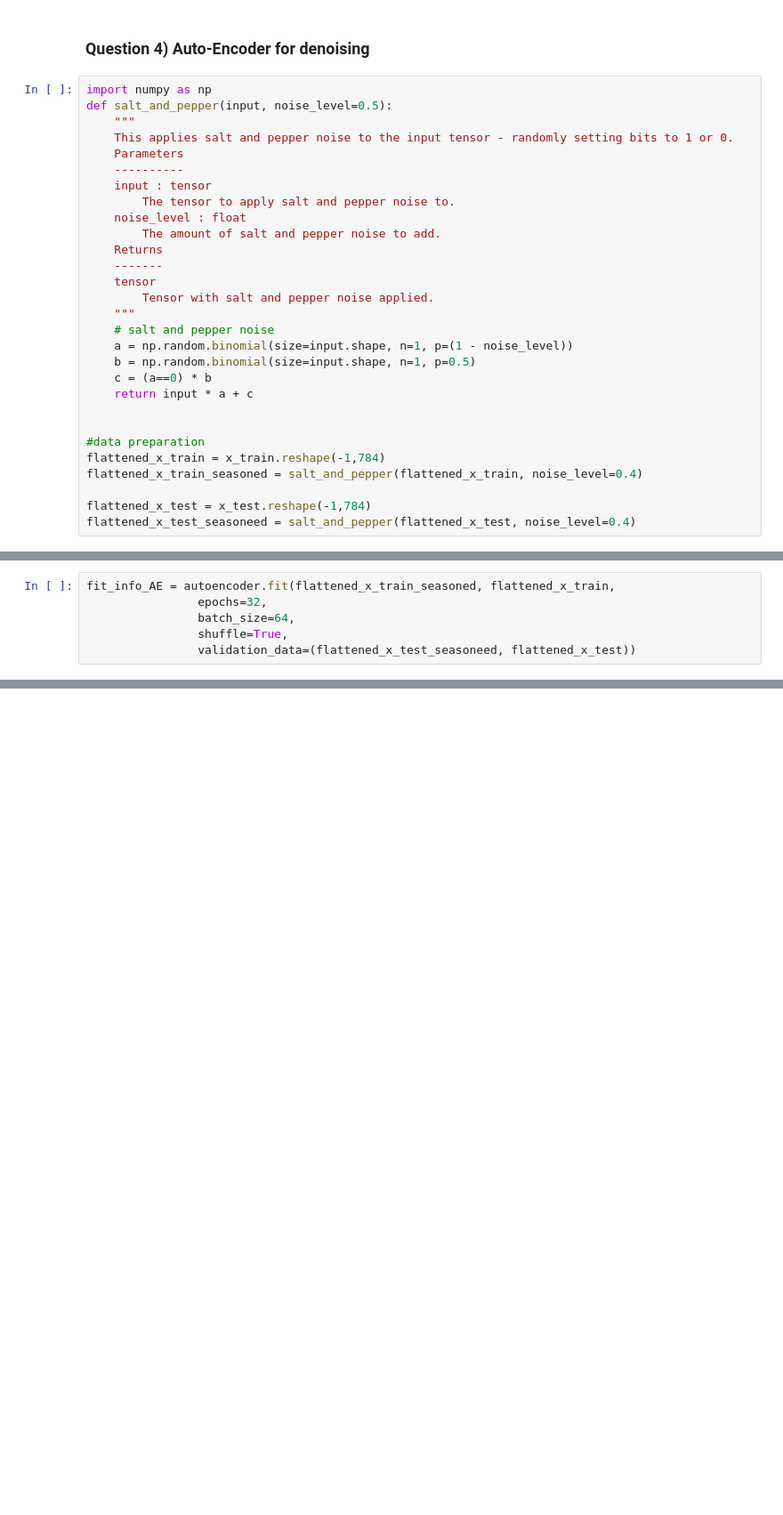
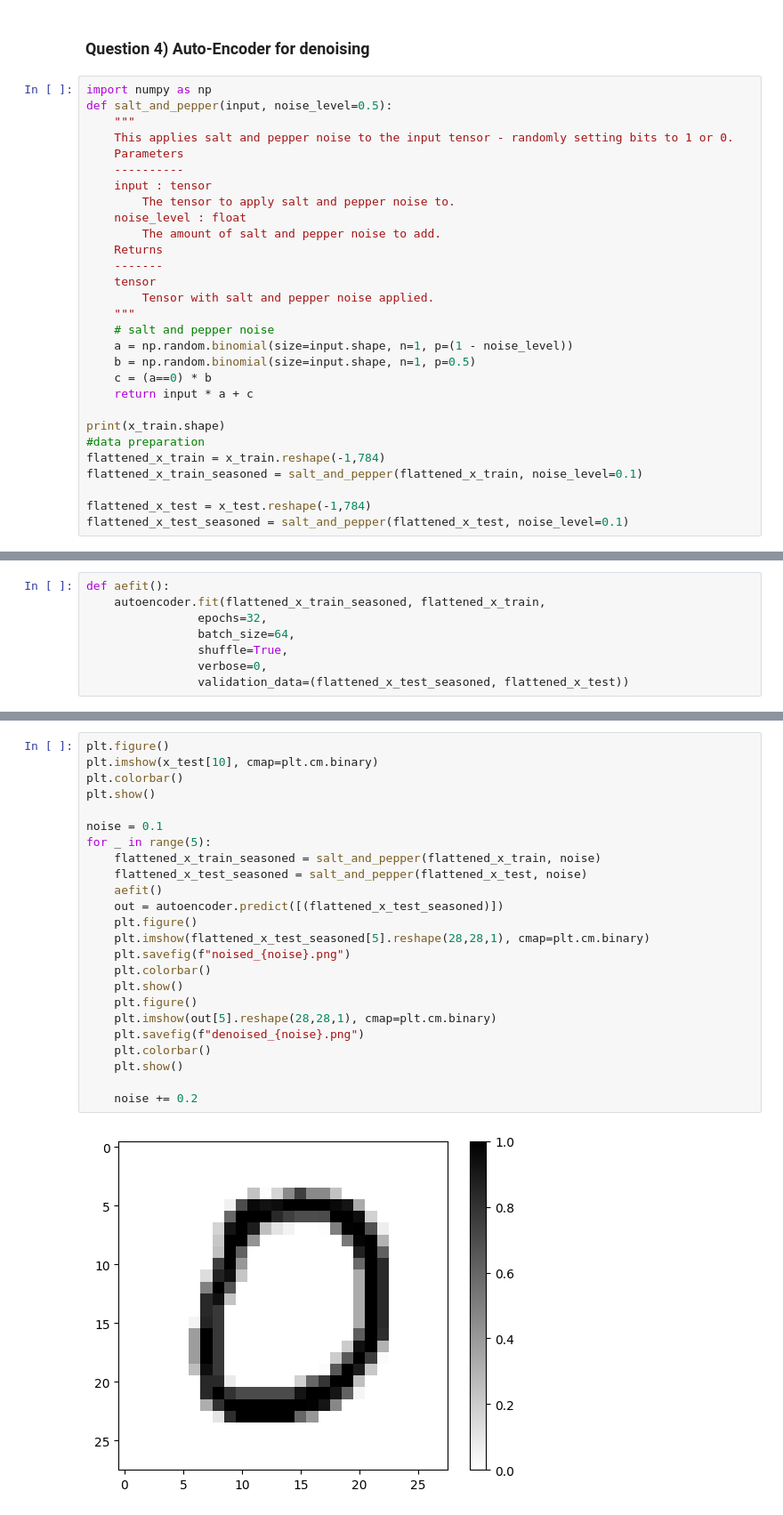
Before and after one commit to Noxemia/DAT405-Intro-DS-AI, a Jupyter notebook: assignment7/Assignment 7.ipynb, the cells around one changed output, grey strips where cells are left out. Shown at 89% size. Saved outputs shown, nothing was run; the diff lists cells and outputs as text; blank space fills up the shorter version.

```diff
--- a/assignment7/Assignment 7.ipynb
+++ b/assignment7/Assignment 7.ipynb
@@ -214,10 +203,10 @@ def salt_and_pepper(input, noise_level=0.5):
     c = (a==0) * b
     return input * a + c
 
-
+print(x_train.shape)
 #data preparation
 flattened_x_train = x_train.reshape(-1,784)
-flattened_x_train_seasoned = salt_and_pepper(flattened_x_train, noise_level=0.4)
+flattened_x_train_seasoned = salt_and_pepper(flattened_x_train, noise_level=0.1)
 
 flattened_x_test = x_test.reshape(-1,784)
-flattened_x_test_seasoneed = salt_and_pepper(flattened_x_test, noise_level=0.4)
+flattened_x_test_seasoned = salt_and_pepper(flattened_x_test, noise_level=0.1)
@@ -242,6 +248,8 @@ autoencoder.compile(optimizer='adam', loss='binary_crossentropy')
 # %%
-fit_info_AE = autoencoder.fit(flattened_x_train_seasoned, flattened_x_train,
+def aefit():
+    autoencoder.fit(flattened_x_train_seasoned, flattened_x_train,
                 epochs=32,
                 batch_size=64,
                 shuffle=True,
-                validation_data=(flattened_x_test_seasoneed, flattened_x_test))
+                verbose=0,
+                validation_data=(flattened_x_test_seasoned, flattened_x_test))
@@ -265,0 +256,26 @@ Epoch 32/32
+# %%
+plt.figure()
+plt.imshow(x_test[10], cmap=plt.cm.binary)
+plt.colorbar()
+plt.show()
+
+noise = 0.1
+for _ in range(5):
+    flattened_x_train_seasoned = salt_and_pepper(flattened_x_train, noise)
+    flattened_x_test_seasoned = salt_and_pepper(flattened_x_test, noise)
+    aefit()
+    out = autoencoder.predict([(flattened_x_test_seasoned)])
+    plt.figure()
+    plt.imshow(flattened_x_test_seasoned[5].reshape(28,28,1), cmap=plt.cm.binary)
+    plt.savefig(f"noised_{noise}.png")
+    plt.colorbar()
+    plt.show()
+    plt.figure()
+    plt.imshow(out[5].reshape(28,28,1), cmap=plt.cm.binary)
+    plt.savefig(f"denoised_{noise}.png")
+    plt.colorbar()
+    plt.show()
+
+    noise += 0.2
+# %% [output]
+[figure, added]
```
Also changed, not shown: parts of 12 cells of this notebook, 11 other files.
